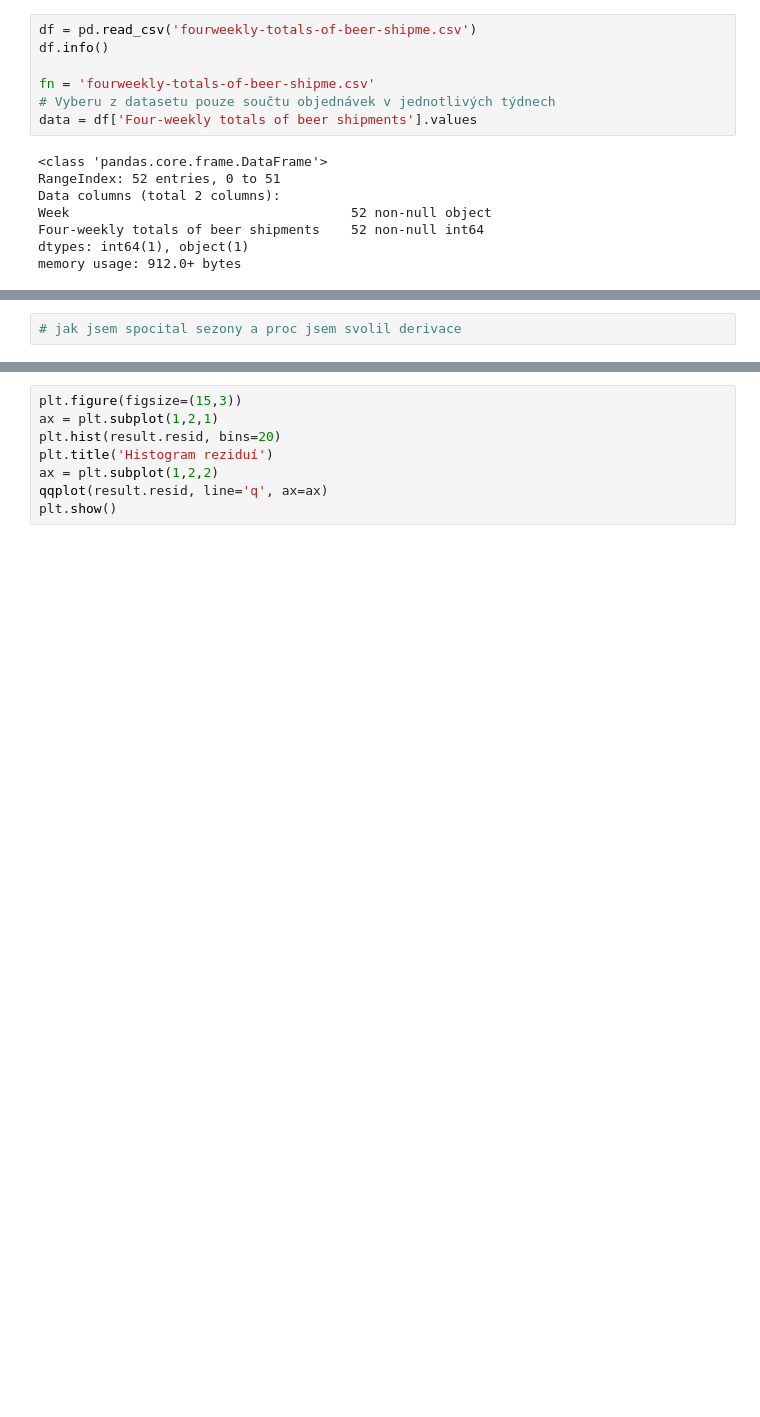
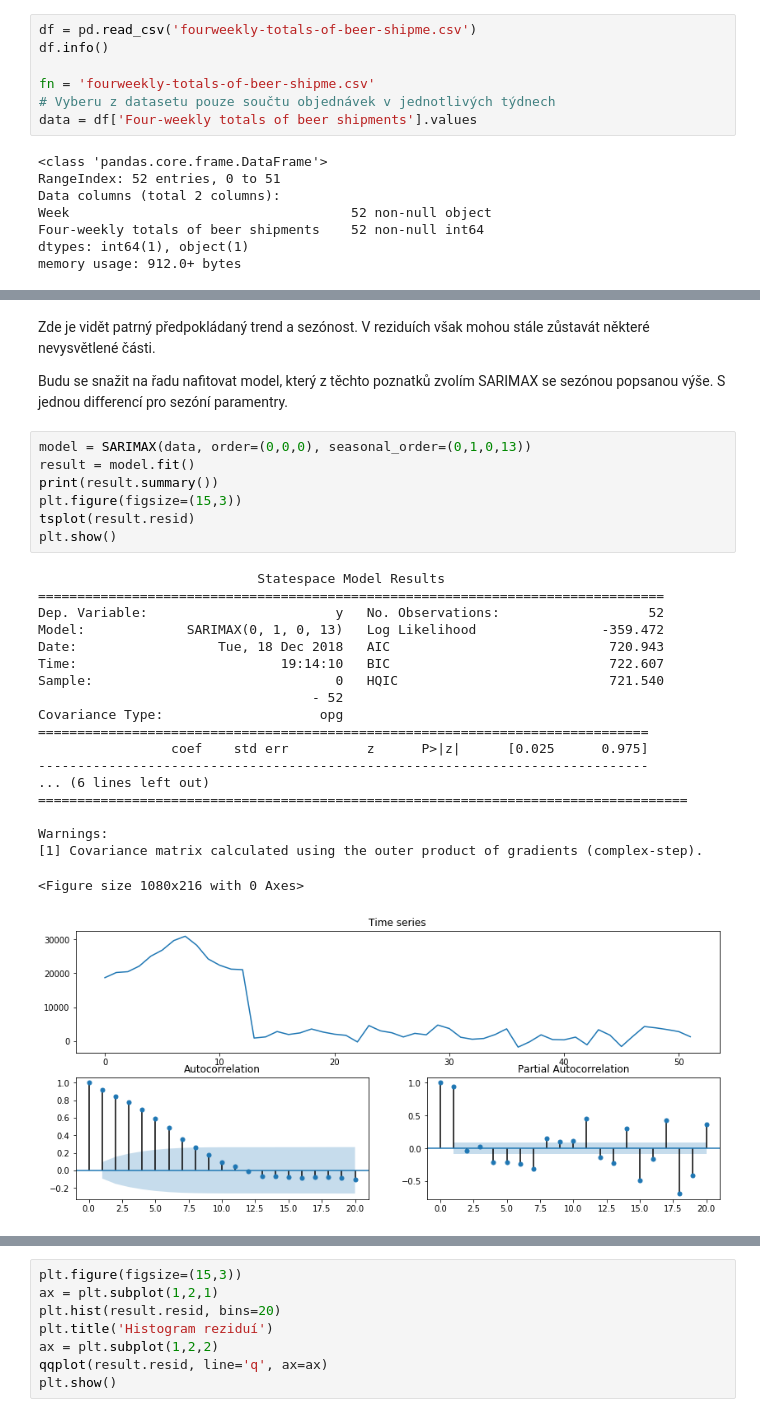
Before and after one commit to martilad/MI-SCR2018, a Jupyter notebook: exam/Beer shipments.ipynb, the cells around one changed output, grey strips where cells are left out. Drawn from its saved outputs; the diff is of its cells as text; blank space fills up the shorter version.

```diff
--- a/exam/Beer shipments.ipynb
+++ b/exam/Beer shipments.ipynb
@@ -62,2 +65,31 @@ plt.show()
-# %%
-# jak jsem spocital sezony a proc jsem svolil derivace
+# %% [markdown]
+Zde je vidět patrný předpokládaný trend a sezónost. V reziduích však mohou stále zůstavát některé nevysvětlené části.
+
+Budu se snažit na řadu nafitovat model, který z těchto poznatků zvolím SARIMAX se sezónou popsanou výše. S jednou differencí pro sezóní paramentry.
+# %%
+model = SARIMAX(data, order=(0,0,0), seasonal_order=(0,1,0,13))
+result = model.fit()
+print(result.summary())
+plt.figure(figsize=(15,3))
+tsplot(result.resid)
+plt.show()
+# %% [output]
+                            Statespace Model Results
+================================================================================
+Dep. Variable:                        y   No. Observations:                   52
+Model:             SARIMAX(0, 1, 0, 13)   Log Likelihood                -359.472
+Date:                  Tue, 18 Dec 2018   AIC                            720.943
+Time:                          19:14:10   BIC                            722.607
+Sample:                               0   HQIC                           721.540
+                                   - 52
+Covariance Type:                    opg
+==============================================================================
+                 coef    std err          z      P>|z|      [0.025      0.975]
+------------------------------------------------------------------------------
+... (6 lines left out)
+===================================================================================
+
+Warnings:
+[1] Covariance matrix calculated using the outer product of gradients (complex-step).
+<Figure size 1080x216 with 0 Axes>
+[figure, added]
```
Also changed, not shown: parts of 7 cells of this notebook.
